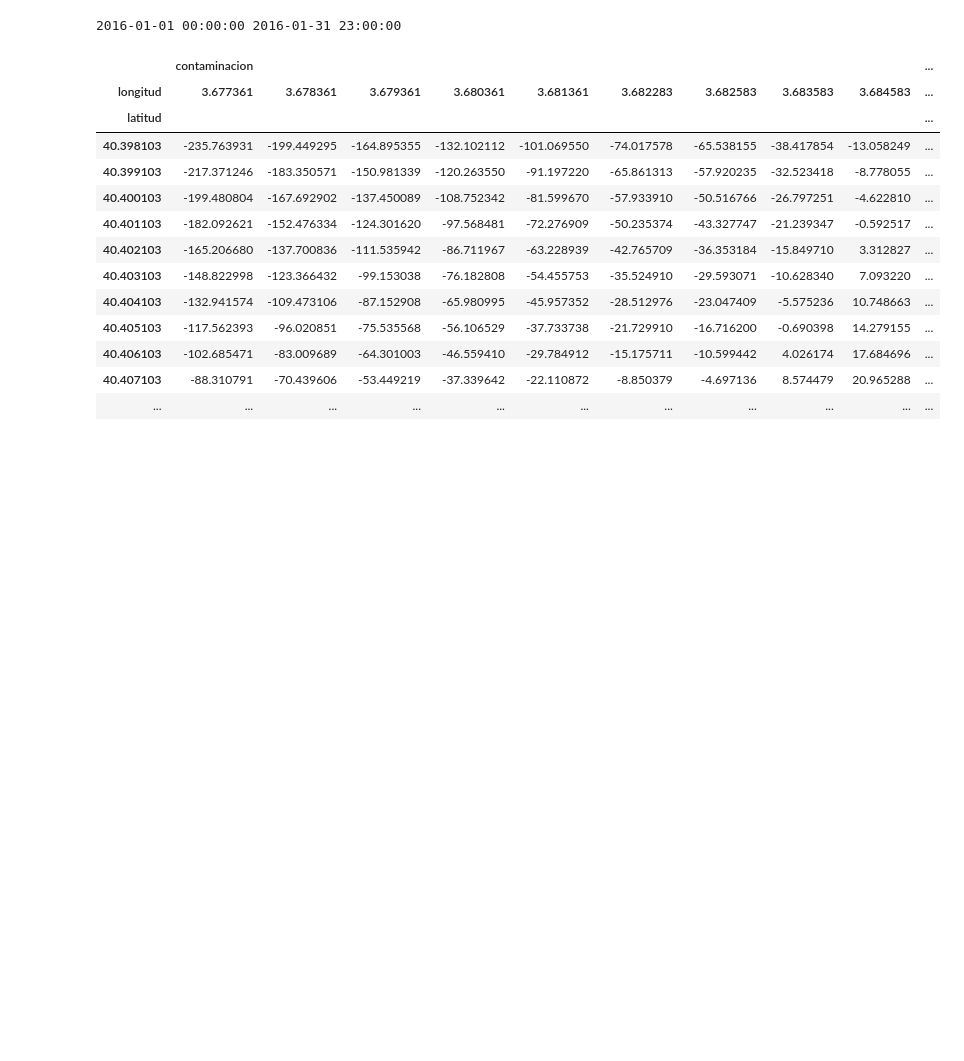
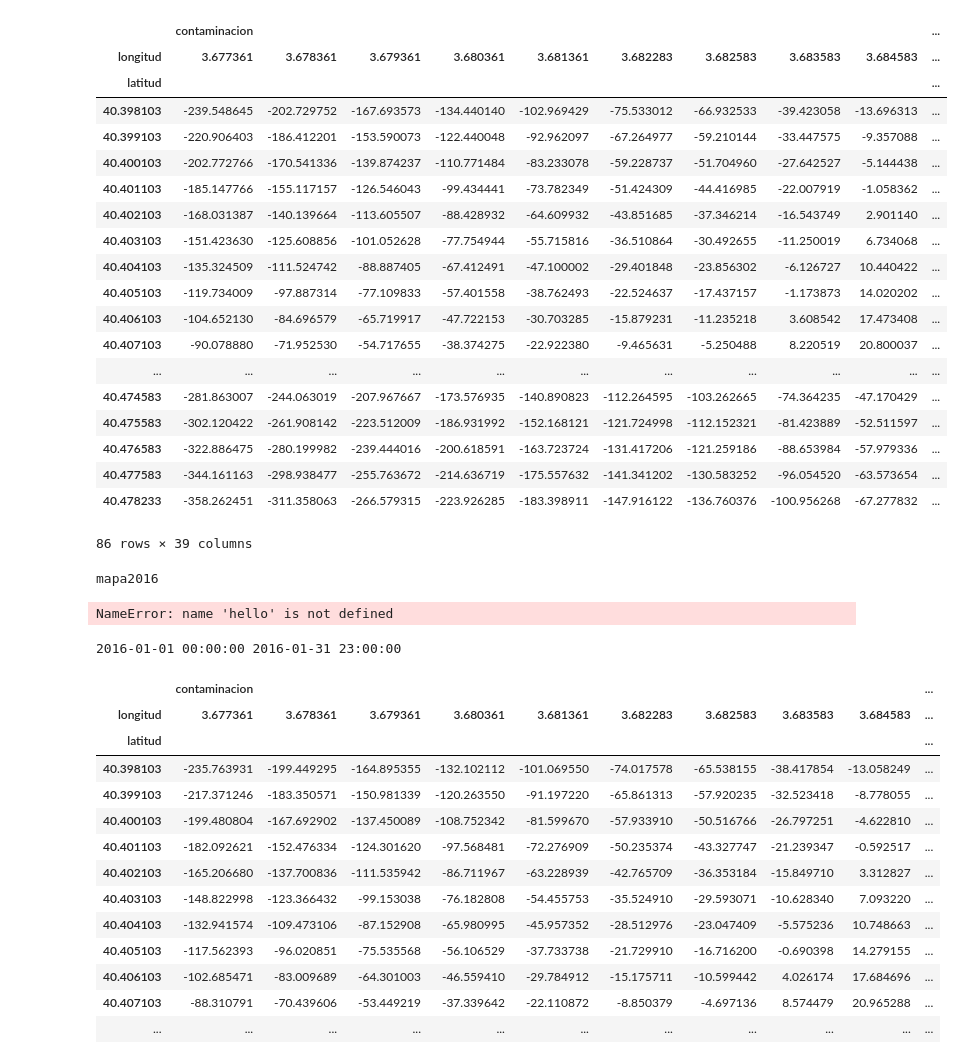
Before and after one commit to PeibolVL/TFM_MasterDataScience, a Jupyter notebook: MapPlot.ipynb, the cells around one changed output. Saved outputs shown, nothing was run; the diff lists cells and outputs as text; code cells hidden in the pictures; blank space fills up the shorter version.

```diff
--- a/MapPlot.ipynb
+++ b/MapPlot.ipynb
@@ -36,3 +139,36 @@ SyntaxError: can't assign to function call (<ipython-input-12-63727df08d36>, lin
+# %%
+mapa2016_media['2016-02']
+# %% [output]
+|  | contaminacion |  |  |  |  |  |  |  |  | ... |
+| longitud | 3.677361 | 3.678361 | 3.679361 | 3.680361 | 3.681361 | 3.682283 | 3.682583 | 3.683583 | 3.684583 | ... |
+| latitud |  |  |  |  |  |  |  |  |  | ... |
+| 40.398103 | -239.548645 | -202.729752 | -167.693573 | -134.440140 | -102.969429 | -75.533012 | -66.932533 | -39.423058 | -13.696313 | ... |
+| 40.399103 | -220.906403 | -186.412201 | -153.590073 | -122.440048 | -92.962097 | -67.264977 | -59.210144 | -33.447575 | -9.357088 | ... |
+| 40.400103 | -202.772766 | -170.541336 | -139.874237 | -110.771484 | -83.233078 | -59.228737 | -51.704960 | -27.642527 | -5.144438 | ... |
+| 40.401103 | -185.147766 | -155.117157 | -126.546043 | -99.434441 | -73.782349 | -51.424309 | -44.416985 | -22.007919 | -1.058362 | ... |
+| 40.402103 | -168.031387 | -140.139664 | -113.605507 | -88.428932 | -64.609932 | -43.851685 | -37.346214 | -16.543749 | 2.901140 | ... |
+| 40.403103 | -151.423630 | -125.608856 | -101.052628 | -77.754944 | -55.715816 | -36.510864 | -30.492655 | -11.250019 | 6.734068 | ... |
+| 40.404103 | -135.324509 | -111.524742 | -88.887405 | -67.412491 | -47.100002 | -29.401848 | -23.856302 | -6.126727 | 10.440422 | ... |
+| 40.405103 | -119.734009 | -97.887314 | -77.109833 | -57.401558 | -38.762493 | -22.524637 | -17.437157 | -1.173873 | 14.020202 | ... |
+| 40.406103 | -104.652130 | -84.696579 | -65.719917 | -47.722153 | -30.703285 | -15.879231 | -11.235218 | 3.608542 | 17.473408 | ... |
+| 40.407103 | -90.078880 | -71.952530 | -54.717655 | -38.374275 | -22.922380 | -9.465631 | -5.250488 | 8.220519 | 20.800037 | ... |
+| ... | ... | ... | ... | ... | ... | ... | ... | ... | ... | ... |
+| 40.474583 | -281.863007 | -244.063019 | -207.967667 | -173.576935 | -140.890823 | -112.264595 | -103.262665 | -74.364235 | -47.170429 | ... |
+| 40.475583 | -302.120422 | -261.908142 | -223.512009 | -186.931992 | -152.168121 | -121.724998 | -112.152321 | -81.423889 | -52.511597 | ... |
+| 40.476583 | -322.886475 | -280.199982 | -239.444016 | -200.618591 | -163.723724 | -131.417206 | -121.259186 | -88.653984 | -57.979336 | ... |
+| 40.477583 | -344.161163 | -298.938477 | -255.763672 | -214.636719 | -175.557632 | -141.341202 | -130.583252 | -96.054520 | -63.573654 | ... |
+| 40.478233 | -358.262451 | -311.358063 | -266.579315 | -223.926285 | -183.398911 | -147.916122 | -136.760376 | -100.956268 | -67.277832 | ... |
+86 rows × 39 columns
+# %%
+ano=2016
+archivo='mapa'+str(ano)
+print(archivo)
+x={archivo:df,2017:'mapa2017',2018:'mapa2018',2019:'mapa2019',2020:'mapa2020'}
+x[hello]=3
+x
+# %% [output]
+mapa2016
+NameError: name 'hello' is not defined
 # %%
 #Hacer un diccionario para cada ano-mes de las fechas de inicio y las fechas de fin
 
```
Also changed, not shown: parts of 8 cells of this notebook, 1 other file.
